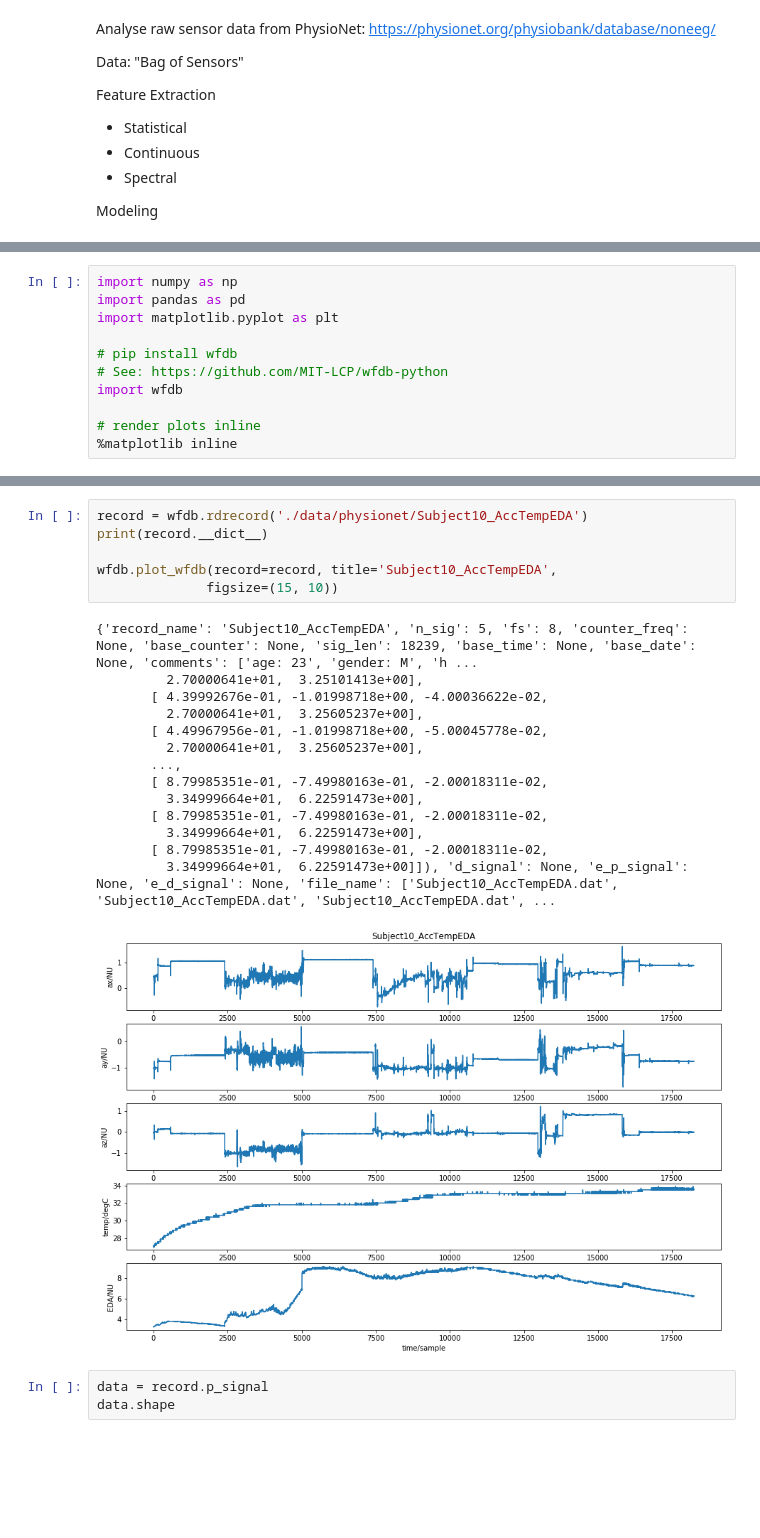
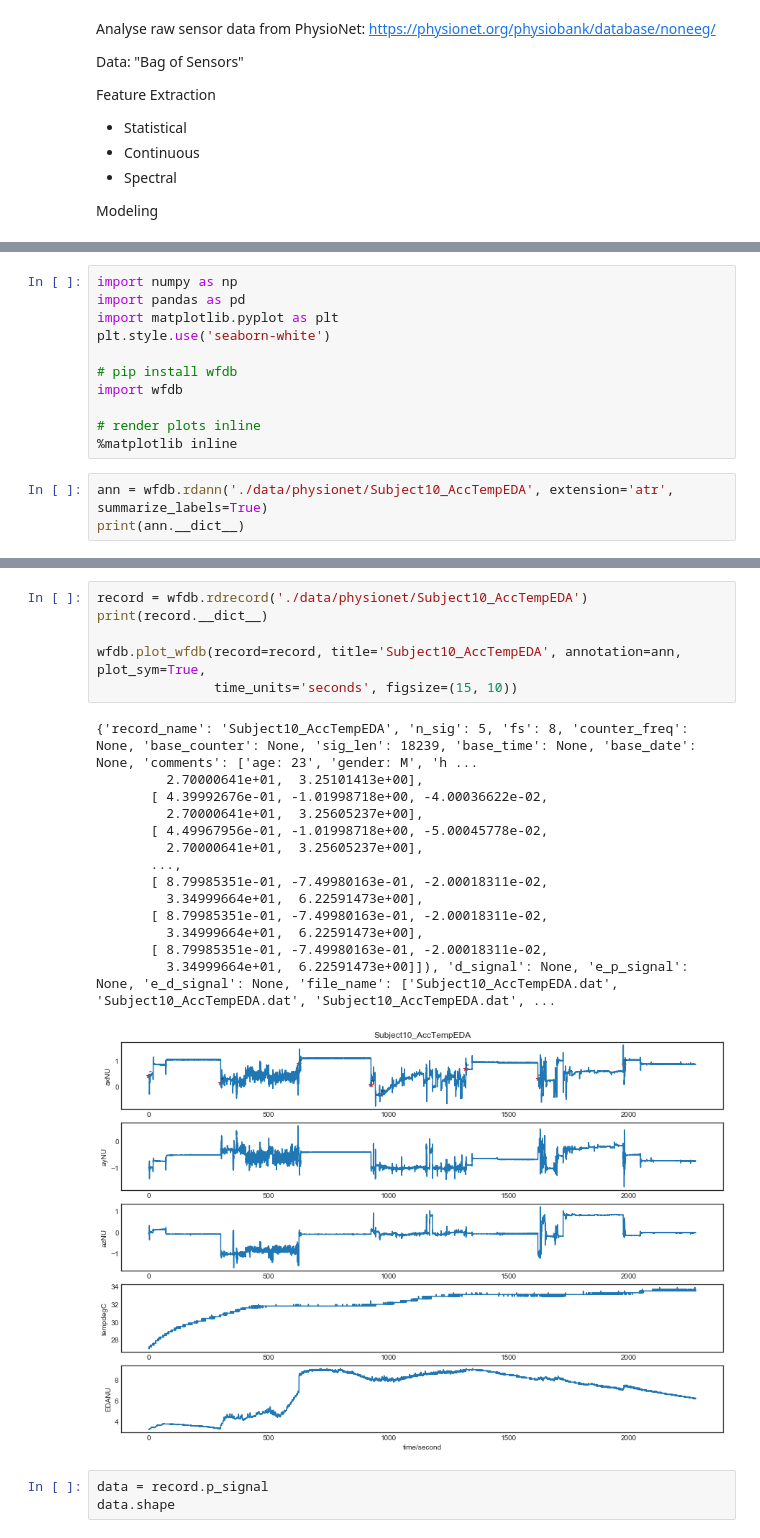
Before and after one commit to lisaong/hss, a Jupyter notebook: 03_sensors.ipynb, the cells around one changed output, grey strips where cells are left out. Cells and saved outputs as stored; diff of their text form; blank space fills up the shorter version.

Commit message:
annotations, sp02, hr

```diff
--- a/03_sensors.ipynb
+++ b/03_sensors.ipynb
@@ -17,10 +53,13 @@ Modeling
 import numpy as np
 import pandas as pd
 import matplotlib.pyplot as plt
+plt.style.use('seaborn-white')
 
 # pip install wfdb
-# See: https://github.com/MIT-LCP/wfdb-python
 import wfdb
 
 # render plots inline
 %matplotlib inline
+# %%
+ann = wfdb.rdann('./data/physionet/Subject10_AccTempEDA', extension='atr', summarize_labels=True)
+print(ann.__dict__)
@@ -27,24 +69,24 @@ import wfdb
 # %%
 record = wfdb.rdrecord('./data/physionet/Subject10_AccTempEDA')
 print(record.__dict__)
 
-wfdb.plot_wfdb(record=record, title='Subject10_AccTempEDA',
-              figsize=(15, 10))
+wfdb.plot_wfdb(record=record, title='Subject10_AccTempEDA', annotation=ann, plot_sym=True,
+               time_units='seconds', figsize=(15, 10))
 # %% [output]
 {'record_name': 'Subject10_AccTempEDA', 'n_sig': 5, 'fs': 8, 'counter_freq': None, 'base_counter': None, 'sig_len': 18239, 'base_time': None, 'base_date': None, 'comments': ['age: 23', 'gender: M', 'h ...
          2.70000641e+01,  3.25101413e+00],
        [ 4.39992676e-01, -1.01998718e+00, -4.00036622e-02,
          2.70000641e+01,  3.25605237e+00],
        [ 4.49967956e-01, -1.01998718e+00, -5.00045778e-02,
          2.70000641e+01,  3.25605237e+00],
        ...,
        [ 8.79985351e-01, -7.49980163e-01, -2.00018311e-02,
          3.34999664e+01,  6.22591473e+00],
        [ 8.79985351e-01, -7.49980163e-01, -2.00018311e-02,
          3.34999664e+01,  6.22591473e+00],
        [ 8.79985351e-01, -7.49980163e-01, -2.00018311e-02,
          3.34999664e+01,  6.22591473e+00]]), 'd_signal': None, 'e_p_signal': None, 'e_d_signal': None, 'file_name': ['Subject10_AccTempEDA.dat', 'Subject10_AccTempEDA.dat', 'Subject10_AccTempEDA.dat', ...
-[figure, old version]
+[figure, new version]
 # %%
 data = record.p_signal
 data.shape
```
Also changed, not shown: parts of 12 cells of this notebook, 3 other files.
